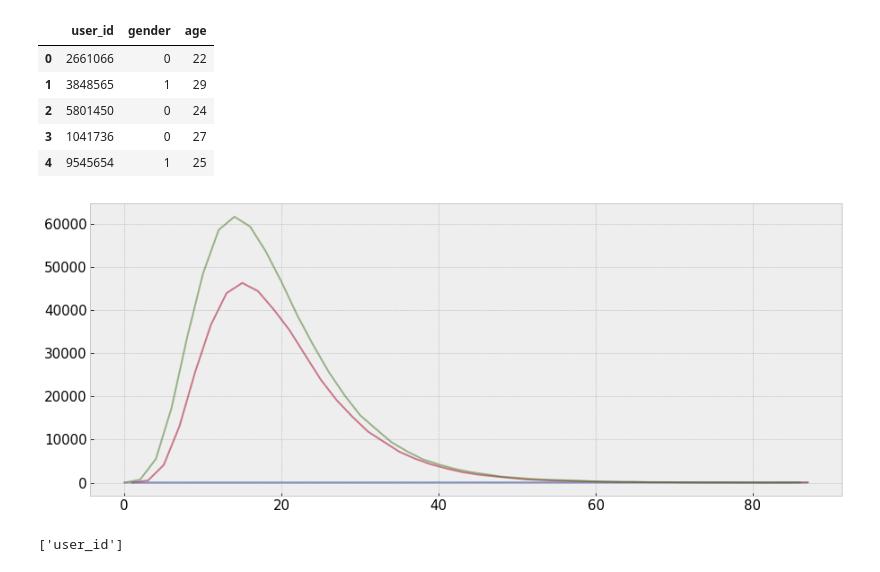
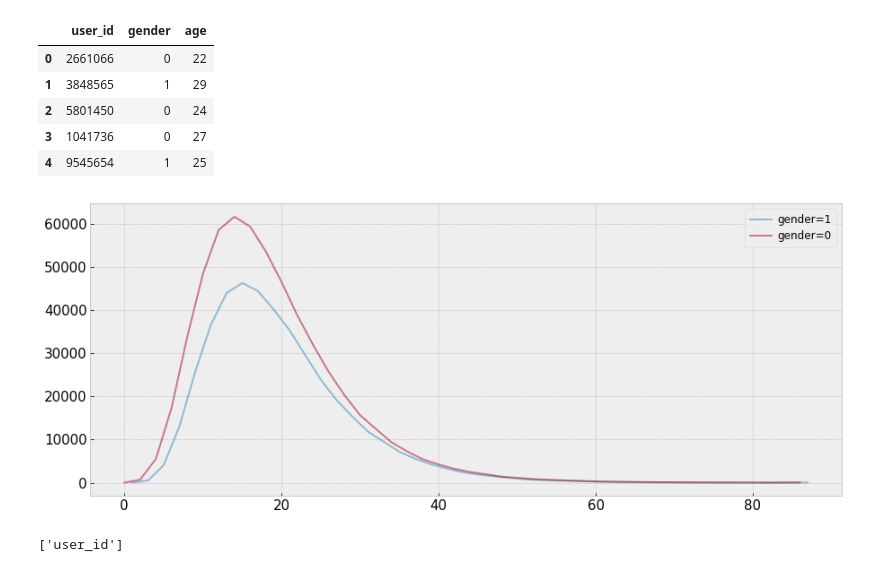
Before and after one commit to repinmihail/AB-test-pipeline, a Jupyter notebook: AB-pipline.ipynb, the cells around one changed output. Cells and saved outputs as stored; diff of their text form; code cells hidden in the pictures.

```diff
--- a/AB-pipline.ipynb
+++ b/AB-pipline.ipynb
@@ -151,12 +125,13 @@ users.head()
 # %%
 t = users.groupby(['age', 'gender'])['user_id'].count().reset_index()
 
 fig, ax = plt.subplots()
-ax.plot(t[t['gender']==1][['age', 'user_id']], alpha=0.5,)
-ax.plot(t[t['gender']==0][['age', 'user_id']], alpha=0.5,)
+ax.plot(t[t['gender']==1][['user_id']], alpha=0.5, label='gender=1')
+ax.plot(t[t['gender']==0][['user_id']], alpha=0.5, label='gender=0')
+plt.legend(loc="upper right")
 plt.show()
 # %% [output]
-[figure, old version]
+[figure, new version]
 # %%
 # добавка эффекта
 def add_increment_strata(data, increment_abs, strata, metric_name):
```
Also changed, not shown: parts of 28 cells of this notebook.
